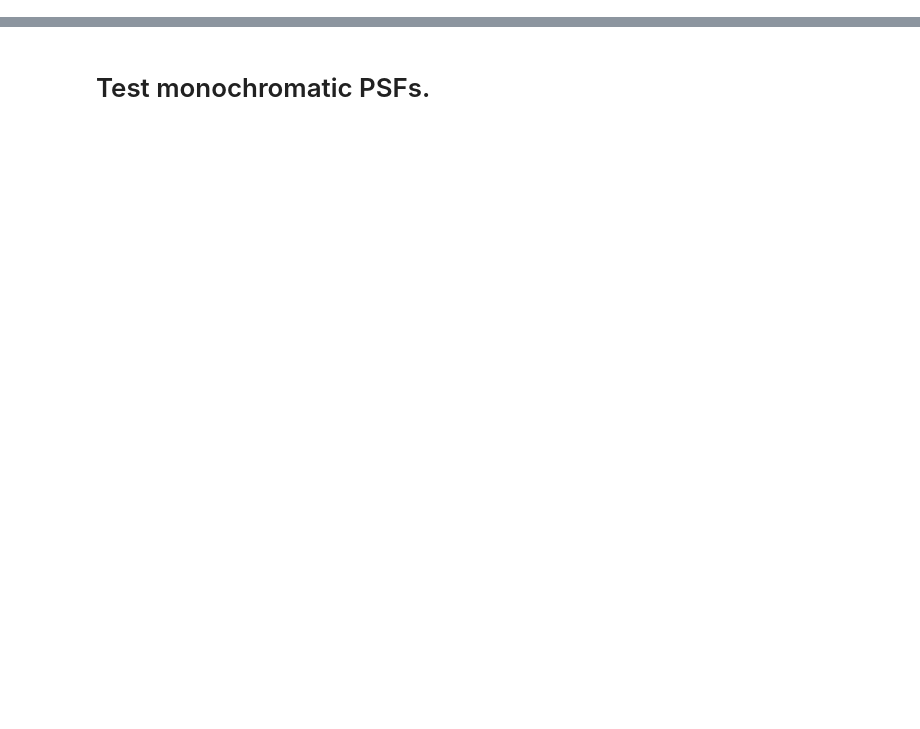
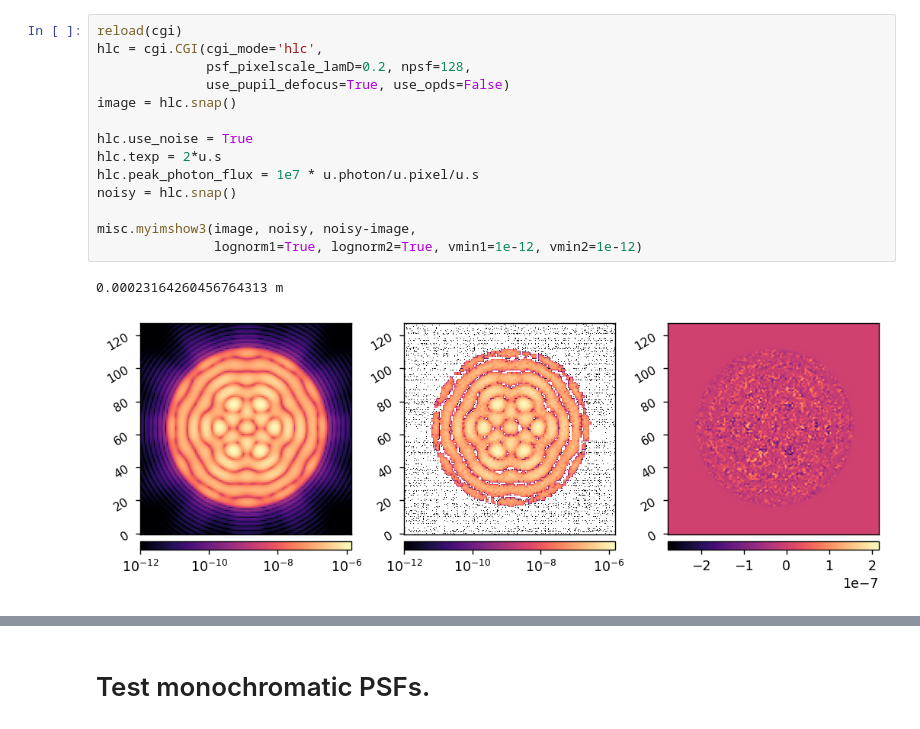
Before and after one commit to kian1377/cgi_phasec_poppy, a Jupyter notebook: example-notebooks/poppy_hlc_tests.ipynb, the cells around one changed output, grey strips where cells are left out. Cells and saved outputs as stored; diff of their text form; blank space fills up the shorter version.

Commit message:
added some noise functionality

```diff
--- a/example-notebooks/poppy_hlc_tests.ipynb
+++ b/example-notebooks/poppy_hlc_tests.ipynb
@@ -36,4 +37,21 @@ iwa = 2.8
 owa = 9.7
 
 data_dir = cgi.data_dir
+# %%
+reload(cgi)
+hlc = cgi.CGI(cgi_mode='hlc',
+              psf_pixelscale_lamD=0.2, npsf=128,
+              use_pupil_defocus=True, use_opds=False)
+image = hlc.snap()
+
+hlc.use_noise = True
+hlc.texp = 2*u.s
+hlc.peak_photon_flux = 1e7 * u.photon/u.pixel/u.s
+noisy = hlc.snap()
+
+misc.myimshow3(image, noisy, noisy-image,
+               lognorm1=True, lognorm2=True, vmin1=1e-12, vmin2=1e-12)
+# %% [output]
+0.00023164260456764313 m
+[figure, added]
 # %%
```
Also changed, not shown: parts of 4 cells of this notebook, 4 other files.
